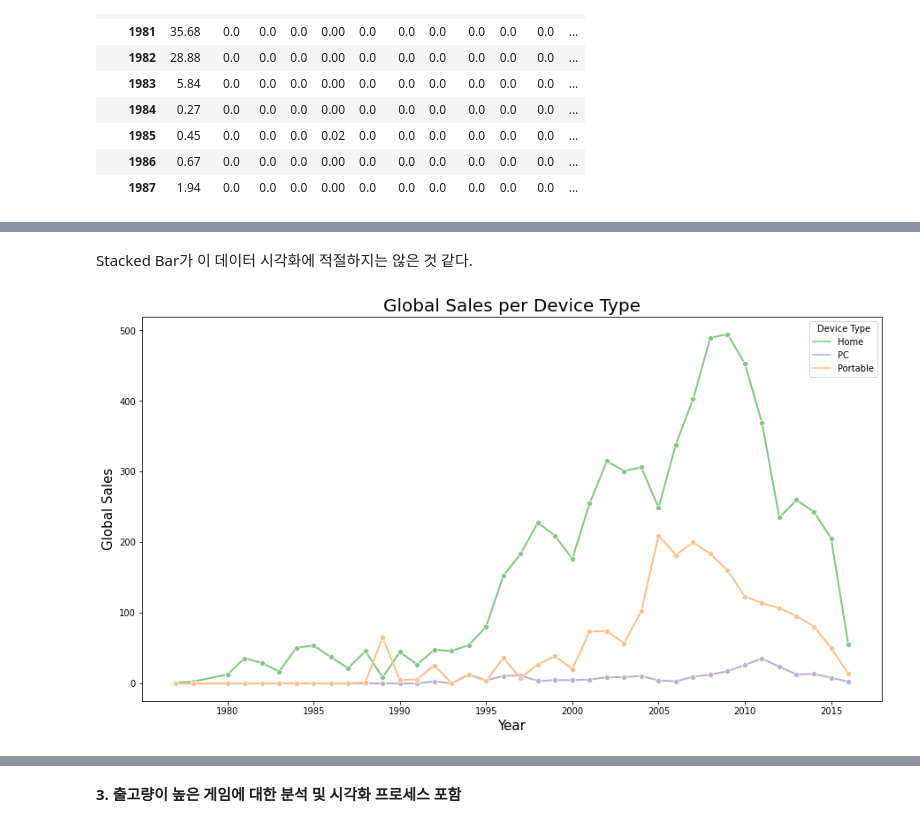
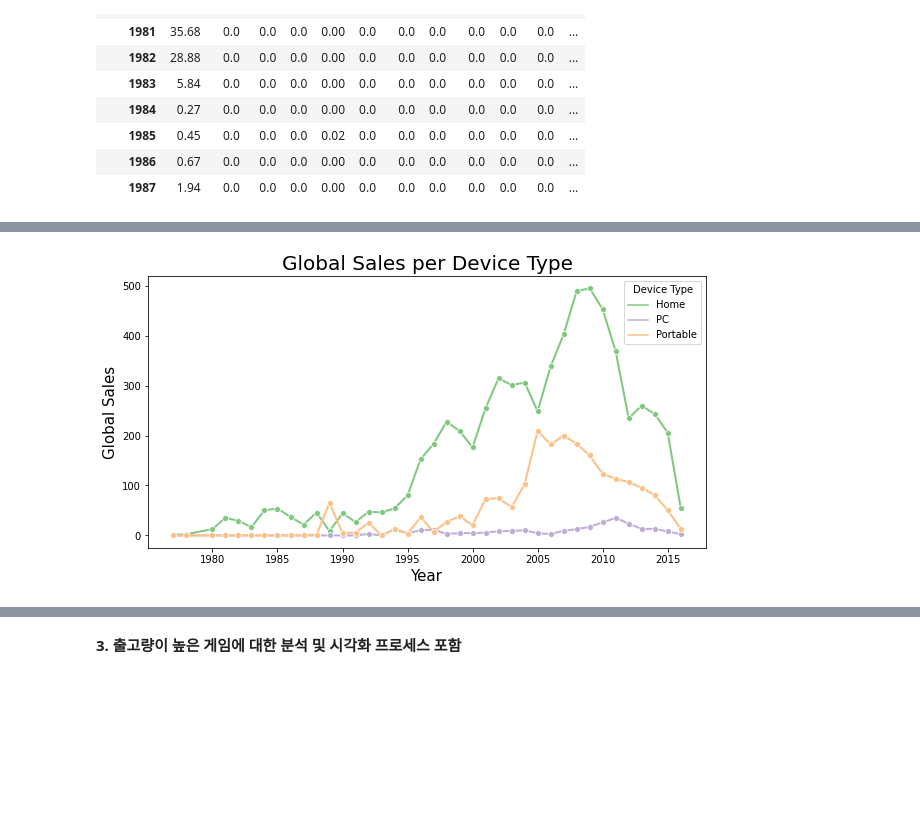
Before and after one commit to nan-park/section1_project, a Jupyter notebook: AI_section1_project.ipynb, the cells around one changed output, grey strips where cells are left out. Drawn from its saved outputs; the diff is of its cells as text; code cells hidden in the pictures; blank space fills up the shorter version.

```diff
--- a/AI_section1_project.ipynb
+++ b/AI_section1_project.ipynb
@@ -1528,13 +1703,11 @@ plt.show()
-# %% [markdown]
-Stacked Bar가 이 데이터 시각화에 적절하지는 않은 것 같다.
 # %%
-# 위와 같은 추이는 stacked bar보다는 꺾은선 그래프가 더 좋을 것 같다.
-plt.figure(figsize=(15, 8))
+# 꺾은선 그래프
+plt.figure(figsize=(10, 5))
 sns.lineplot(data=group_type, palette='Accent', linewidth=2, marker='o', dashes=False)
 plt.xlabel('Year',fontsize=15)
 plt.ylabel('Global Sales', fontsize=15)
 plt.title('Global Sales per Device Type', fontsize=20)
 plt.legend(title="Device Type")
 plt.show()
 # %% [output]
-[figure, old version]
+[figure, new version]
```
Also changed, not shown: parts of 53 cells of this notebook.
